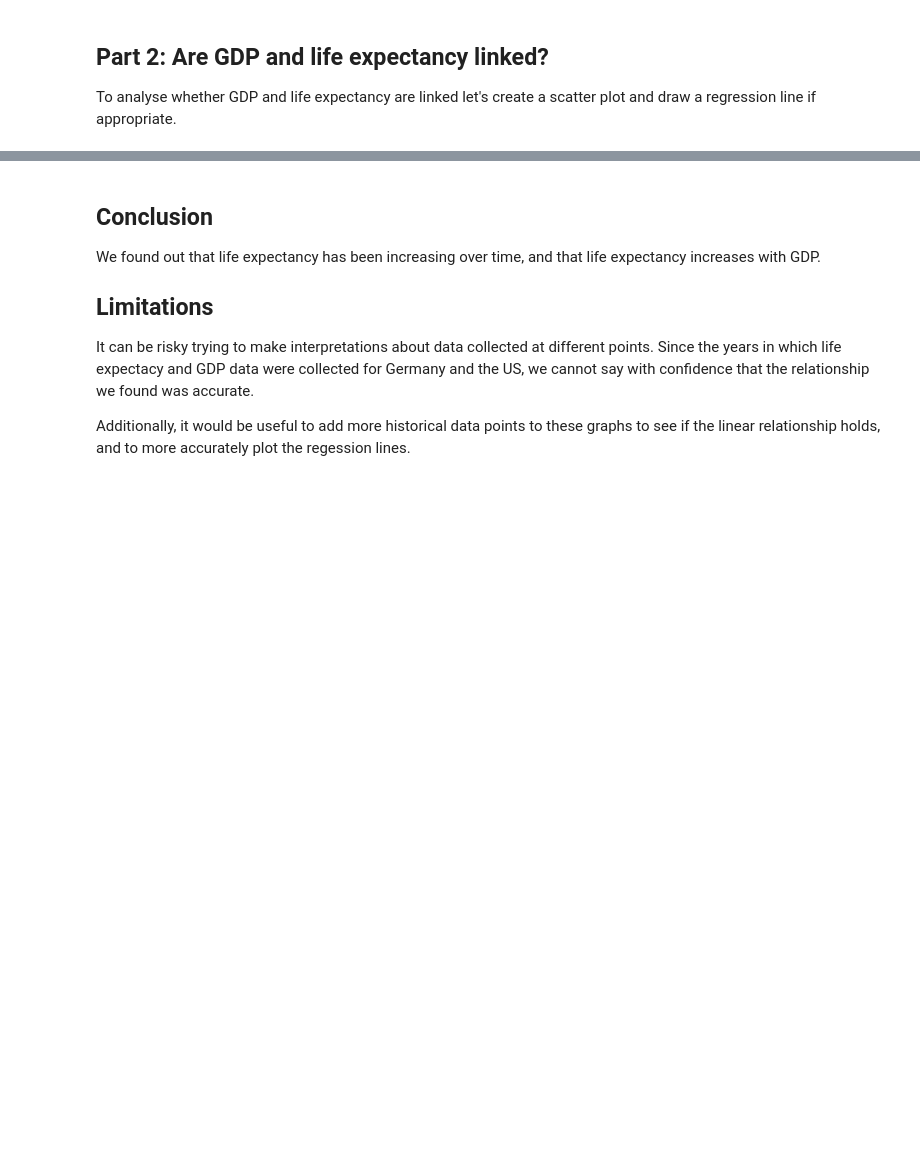
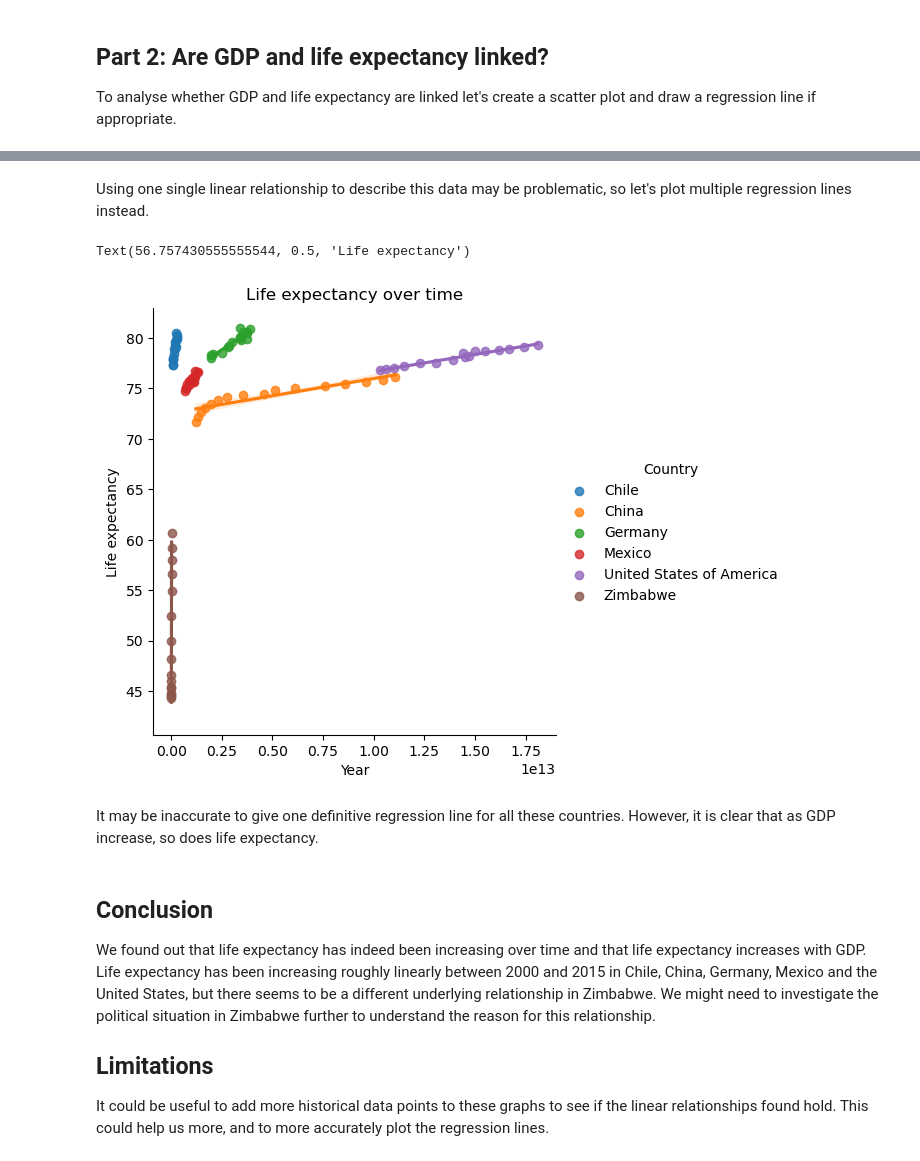
Before and after one commit to aedpluto/life-expectancy-gdp, a Jupyter notebook: life_expectancy_gdp.ipynb, the cells around one changed output, grey strips where cells are left out. Cells and saved outputs as stored; diff of their text form; code cells hidden in the pictures; blank space fills up the shorter version.

```diff
--- a/life_expectancy_gdp.ipynb
+++ b/life_expectancy_gdp.ipynb
@@ -109,8 +129,18 @@ To analyse whether GDP and life expectancy are linked let's create a scatter plo
+# %% [markdown]
+Using one single linear relationship to describe this data may be problematic, so let's plot multiple regression lines instead.
+# %%
+sns.lmplot(data=life_exp, x="GDP", y="Expectancy", hue="Country")
+plt.title("Life expectancy over time")
+plt.xlabel("Year")
+plt.ylabel("Life expectancy")
+# %% [output]
+Text(56.757430555555544, 0.5, 'Life expectancy')
+[figure, added]
+# %% [markdown]
+It may be inaccurate to give one definitive regression line for all these countries. However, it is clear that as GDP increase, so does life expectancy.
 # %% [markdown]
 ## Conclusion
-We found out that life expectancy has been increasing over time, and that life expectancy increases with GDP.
+We found out that life expectancy has indeed been increasing over time and that life expectancy increases with GDP. Life expectancy has been increasing roughly linearly between 2000 and 2015 in Chile, China, Germany, Mexico and the United States, but there seems to be a different underlying relationship in Zimbabwe. We might need to investigate the political situation in Zimbabwe further to understand the reason for this relationship.
 
 ## Limitations
-It can be risky trying to make interpretations about data collected at different points. Since the years in which life expectacy and GDP data were collected for Germany and the US, we cannot say with confidence that the relationship we found was accurate.
-
-Additionally, it would be useful to add more historical data points to these graphs to see if the linear relationship holds, and to more accurately plot the regession lines.
+It could be useful to add more historical data points to these graphs to see if the linear relationships found hold. This could help us more, and to more accurately plot the regression lines.
```
Also changed, not shown: parts of 5 cells of this notebook.
